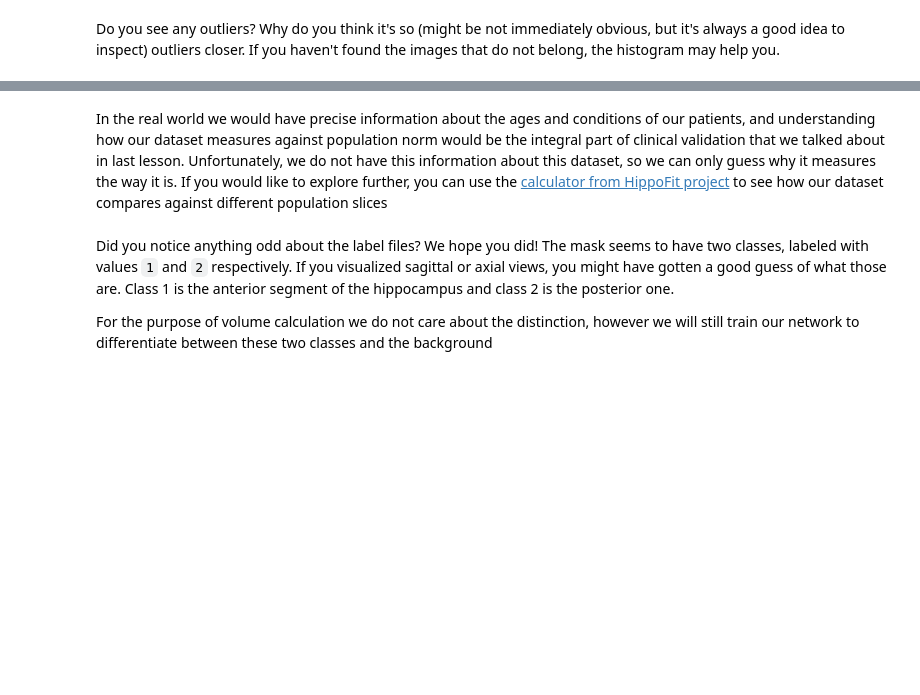
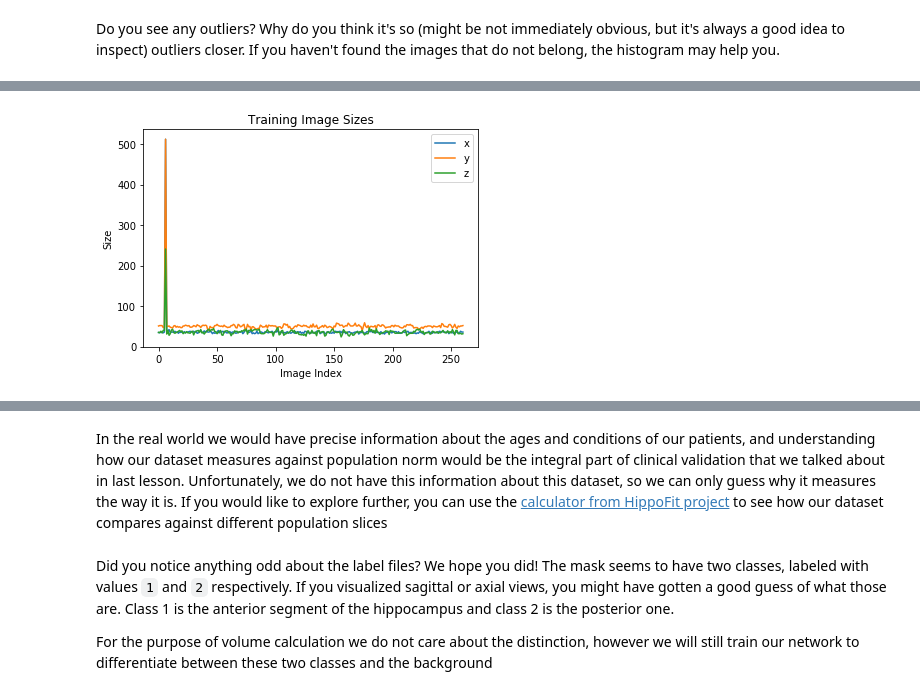
Before and after one commit to jintolonappan/udacity_hippocampal, a Jupyter notebook: section1/Final Project EDA.ipynb, the cells around one changed output, grey strips where cells are left out. Saved outputs shown, nothing was run; the diff lists cells and outputs as text; code cells hidden in the pictures; blank space fills up the shorter version.

```diff
--- a/section1/Final Project EDA.ipynb
+++ b/section1/Final Project EDA.ipynb
@@ -192,0 +228,22 @@ Do you see any outliers? Why do you think it's so (might be not immediately obvi
+# %%
+imgX = []
+imgY = []
+imgZ = []
+for filename in train_imgs:
+    if filename in outliers:
+        continue
+    x, y, z = nib.load(images + filename).get_fdata().shape
+    imgX.append(x)
+    imgY.append(y)
+    imgZ.append(z)
+
+plt.xlabel('Image Index')
+plt.ylabel('Size')
+plt.title('Training Image Sizes')
+plt.plot(imgX, label='x')
+plt.plot(imgY, label='y')
+plt.plot(imgZ, label='z')
+plt.legend()
+plt.show()
+# %% [output]
+[figure, added]
```
Also changed, not shown: parts of 17 cells of this notebook, 27 other files.
